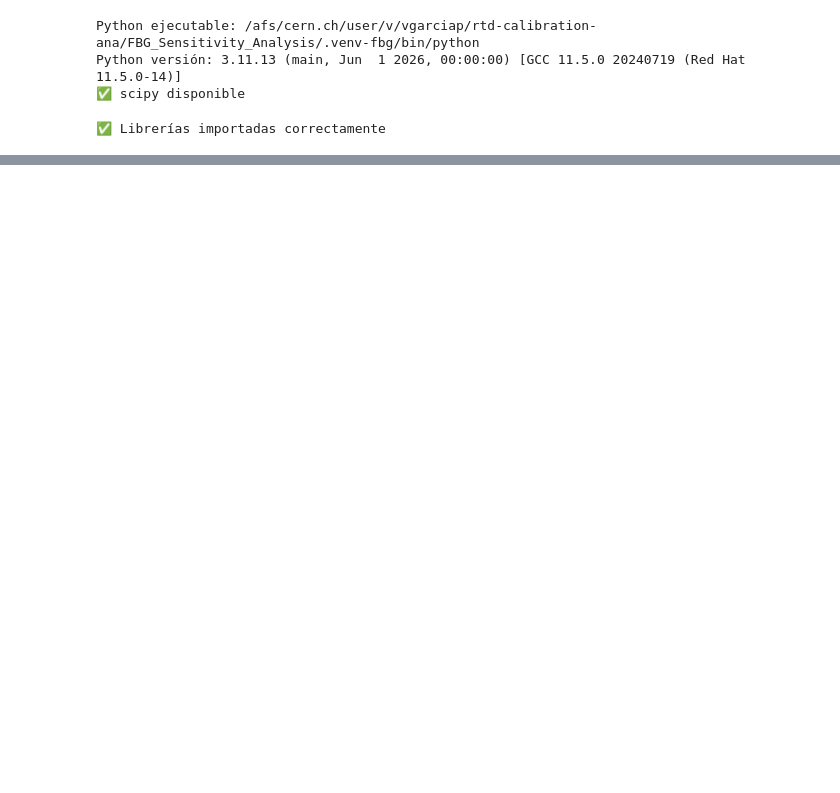
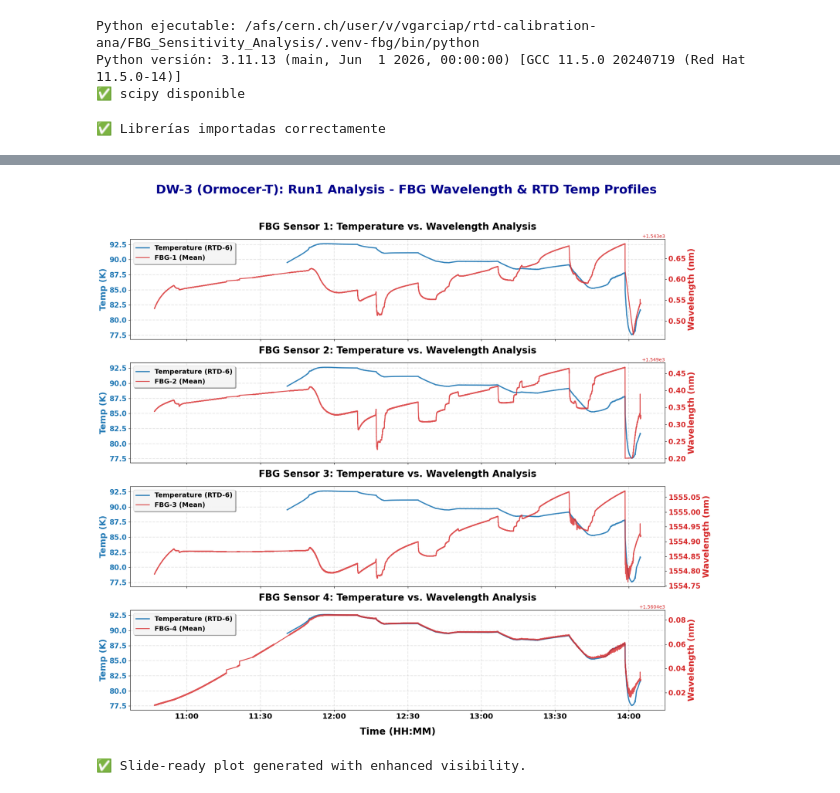
Before and after one commit to garpol/rtd-calibration-ana, a Jupyter notebook: FBG_Sensitivity_Analysis/Analisis_FBG_DW3_T_20260701_suelta.ipynb, the cells around one changed output, grey strips where cells are left out. Drawn from its saved outputs; the diff is of its cells as text; code cells hidden in the pictures; blank space fills up the shorter version.

```diff
--- a/FBG_Sensitivity_Analysis/Analisis_FBG_DW3_T_20260701_suelta.ipynb
+++ b/FBG_Sensitivity_Analysis/Analisis_FBG_DW3_T_20260701_suelta.ipynb
@@ -505,6 +535,6 @@ Comparamos la temperatura de este RTD con cada sensor FBG para determinar cuál
 # %%
 # Usar RTD-7 (único RTD en cápsula fibra) como referencia
-rtd_ref_idx = 7
+rtd_ref_idx = 5
 rtd_ref_name = "RTD-7 (Cápsula)"
 
 temp_ref = temp_filtered[:, rtd_ref_idx]
@@ -514,4 +544,3 @@ temp_ref_valid = temp_ref[mask_temp_valid]
 
 print(f"✅ Referencia: {rtd_ref_name}")
 print(f"   Rango: [{np.min(temp_ref_valid):.2f}, {np.max(temp_ref_valid):.2f}] K")
-print(f"   Puntos válidos: {mask_temp_valid.sum()}")
@@ -657,11 +707,9 @@ Superposición de temperatura y wavelength para identificar visualmente los plat
 #]
 
 manual_plateaus = [
-    ("Plateau 1", "16:57", "17:01"),  # 4 min (recortado el inicio)
-    ("Plateau 2", "17:08", "17:12"),  # 4 min (recortado el inicio)
-    ("Plateau 3", "17:17", "17:21"),  # 4 min (se queda igual)
-    ("Plateau 4", "17:26", "17:30"),  # 4 min (se queda igual)
-    ("Plateau 5", "17:46", "17:50"),  # 4 min (nos quedamos con los últimos 4 min estables)
+    ("Plateau 1", "12:00", "12:05"),  # 4 min (recortado el inicio)
+    ("Plateau 2", "12:30", "12:32"),  # 4 min (recortado el inicio)
+    ("Plateau 3", "12:55", "13:03"),  # 4 min (se queda igual)
 ]
 
 # Activar plateaus manuales
@@ -705,4 +753,3 @@ if use_manual_plateaus and len(manual_plateaus) > 0:
     print("="*70)
     print(f"\n✅ {len(plateau_data)} plateaus definidos")
 else:
-    print("ℹ️ Plateaus desactivados")
@@ -944,9 +776,9 @@ color_wav = 'tab:red'
 plateau_colors = ['gray', 'green', 'orange', 'purple', 'cyan']
 
 # Aumentamos el tamaño de la figura para que tenga más resolución
-fig, axes = plt.subplots(3, 1, figsize=(18, 16), sharex=True)
+fig, axes = plt.subplots(4, 1, figsize=(18, 16), sharex=True)
 
-for idx, sensor_num in enumerate([1, 2, 3]):
+for idx, sensor_num in enumerate([1, 2, 3, 4]):
     fbg_label = f"FBG-{sensor_num}-Mean"
     if fbg_label not in fbg_mean_data:
         continue
@@ -993,35 +825,36 @@ for idx, sensor_num in enumerate([1, 2, 3]):
         label.set_fontweight('bold')
 
     # Titles de cada subplot más grandes
     ax1.set_title(f'FBG Sensor {sensor_num}: Temperature vs. Wavelength Analysis',
                   fontsize=20, pad=20, fontweight='bold', color='black')
 
     # Leyendas más legibles y con sombra para destacar
     lines1, labels1 = ax1.get_legend_handles_labels()
     lines2, labels2 = ax2.get_legend_handles_labels()
     leg = ax1.legend(lines1 + lines2, labels1 + labels2, loc='upper left',
                      frameon=True, framealpha=0.9, fontsize=14, shadow=True)
     plt.setp(leg.get_texts(), fontweight='bold')
 
 # Format X-Axis (Time)
 axes[-1].set_xlabel('Time (HH:MM)', fontsize=20, fontweight='black', labelpad=15)
 axes[-1].xaxis.set_major_formatter(mdates.DateFormatter('%H:%M'))
 
 # Ticks del eje X más grandes
 for label in axes[-1].get_xticklabels():
     label.set_rotation(0) # He puesto 0 en vez de 45 para que sea más fácil de leer en slide
     label.set_ha('center')
     label.set_fontsize(16)
     label.set_fontweight('bold')
 
 # Título Global GIGANTE para la slide
 plt.suptitle('DW-3 (Ormocer-T): Run1 Analysis - FBG Wavelength & RTD Temp Profiles',
              fontsize=26, y=1.03, fontweight='black', color='darkblue')
 
 plt.tight_layout()
 plt.show()
-
-print("✅ Slide-ready plot generated with enhanced visibility.")
+# %% [output]
+[figure, added]
+✅ Slide-ready plot generated with enhanced visibility.
 # %%
 # ============================================================================
 # PLOT: Dual Polarization (P & S) vs Temp (SLIDE OPTIMIZED & FIXED AXIS OFFSET)
```
Also changed, not shown: parts of 40 cells of this notebook.
